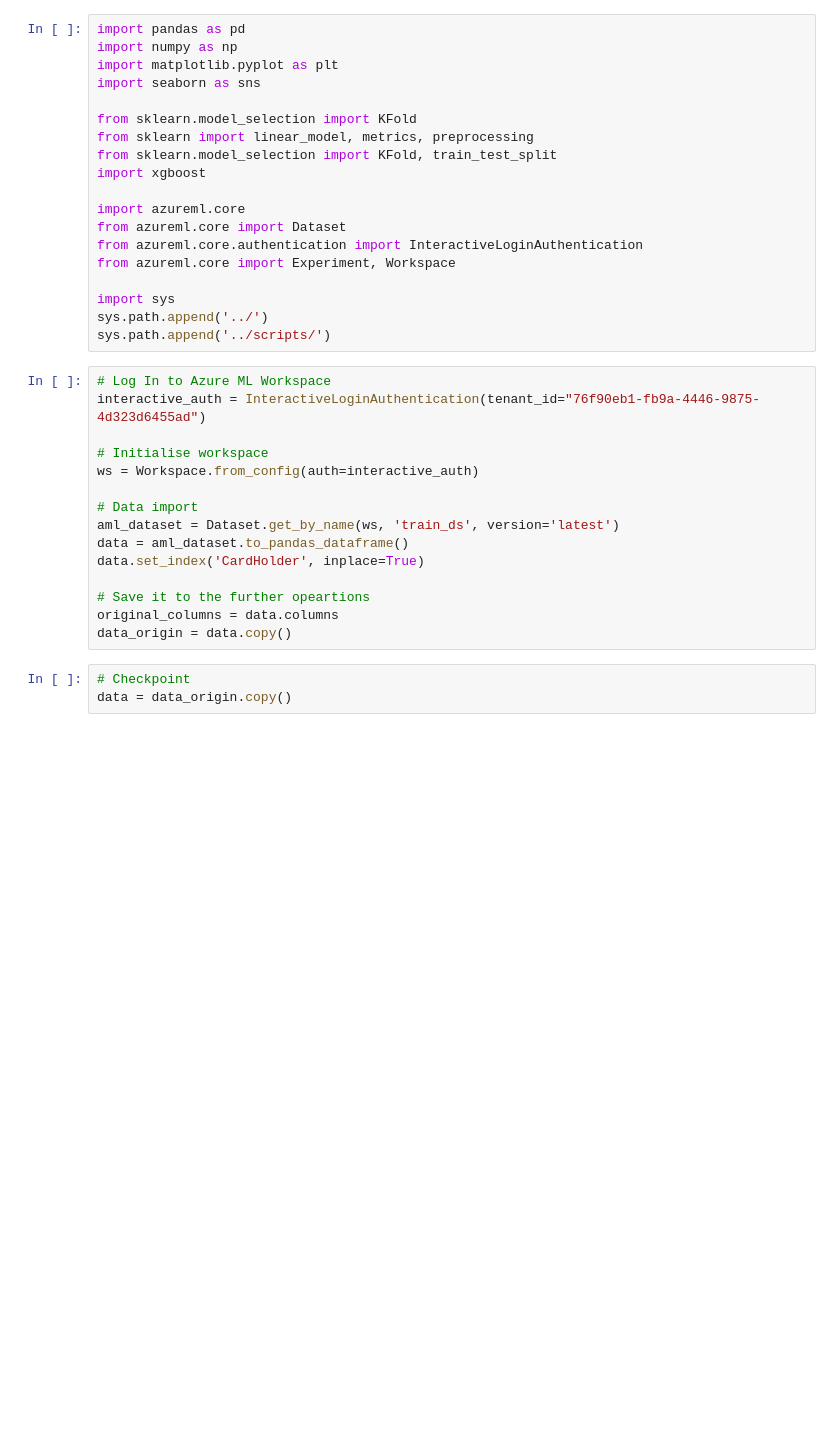
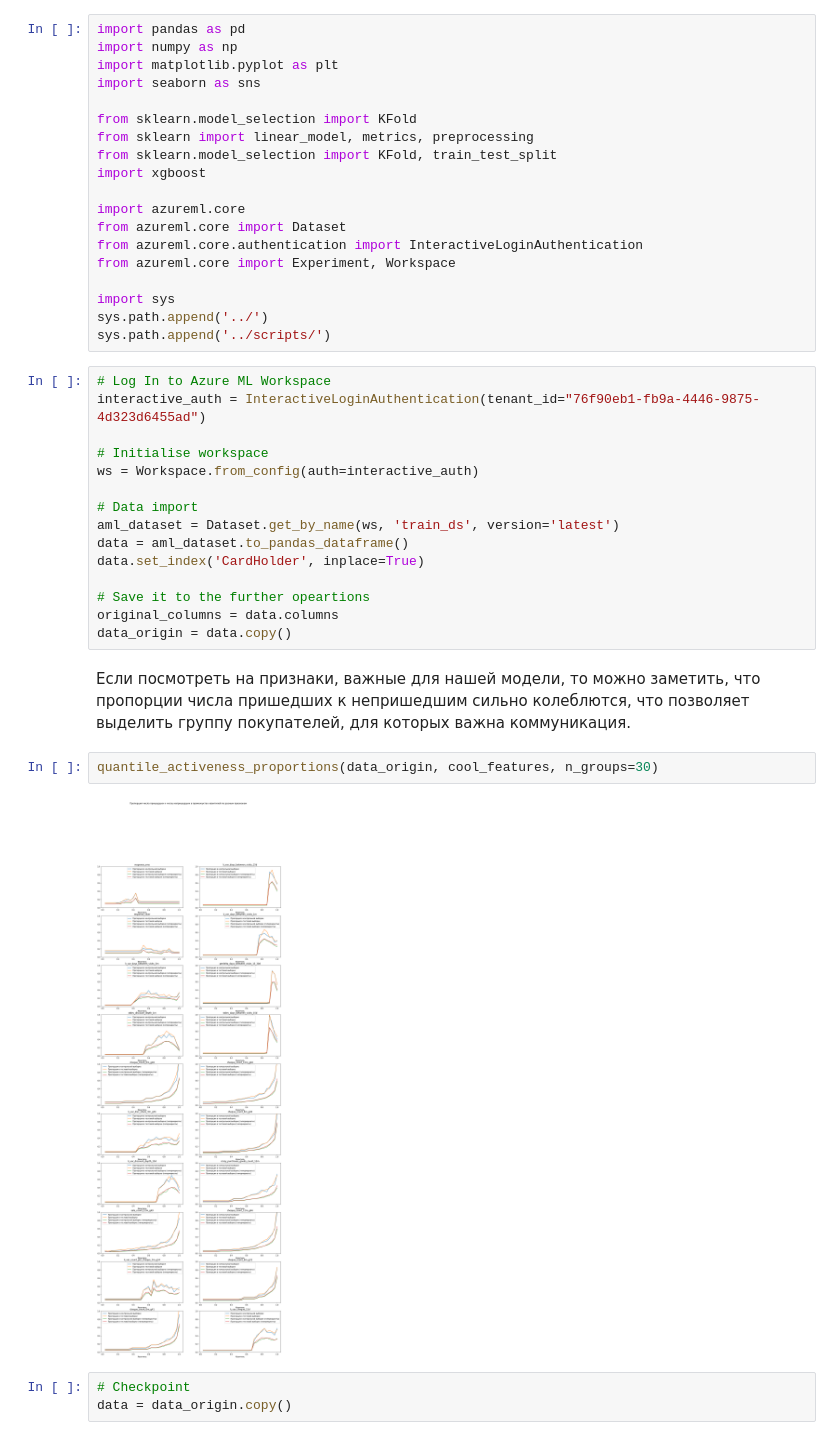
Before and after one commit to DKozl50/pluh_sms, a Jupyter notebook: experiments/EDA_mitya.ipynb, the cells around one changed output. Drawn from its saved outputs; the diff is of its cells as text; blank space fills up the shorter version.

```diff
--- a/experiments/EDA_mitya.ipynb
+++ b/experiments/EDA_mitya.ipynb
@@ -44,6 +32,12 @@ data.set_index('CardHolder', inplace=True)
 # Save it to the further opeartions
 original_columns = data.columns
 data_origin = data.copy()
+# %% [markdown]
+Если посмотреть на признаки, важные для нашей модели, то можно заметить, что пропорции числа пришедших к непришедшим сильно колеблются, что позволяет выделить группу покупателей, для которых важна коммуникация.
+# %%
+quantile_activeness_proportions(data_origin, cool_features, n_groups=30)
+# %% [output]
+[figure, added]
 # %%
 # Checkpoint
 data = data_origin.copy()
```
Also changed, not shown: parts of 33 cells of this notebook.
